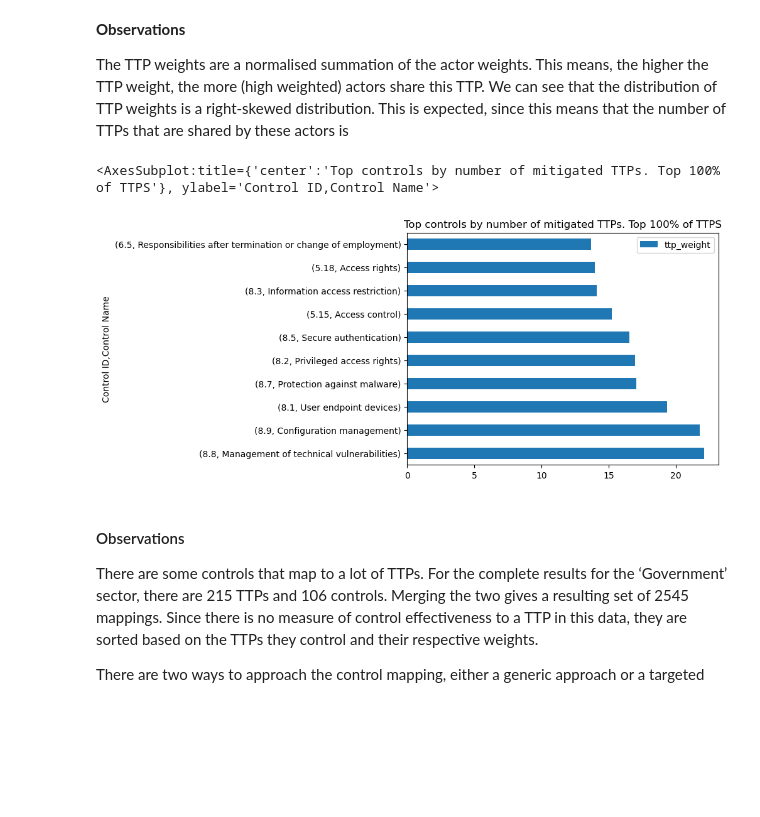
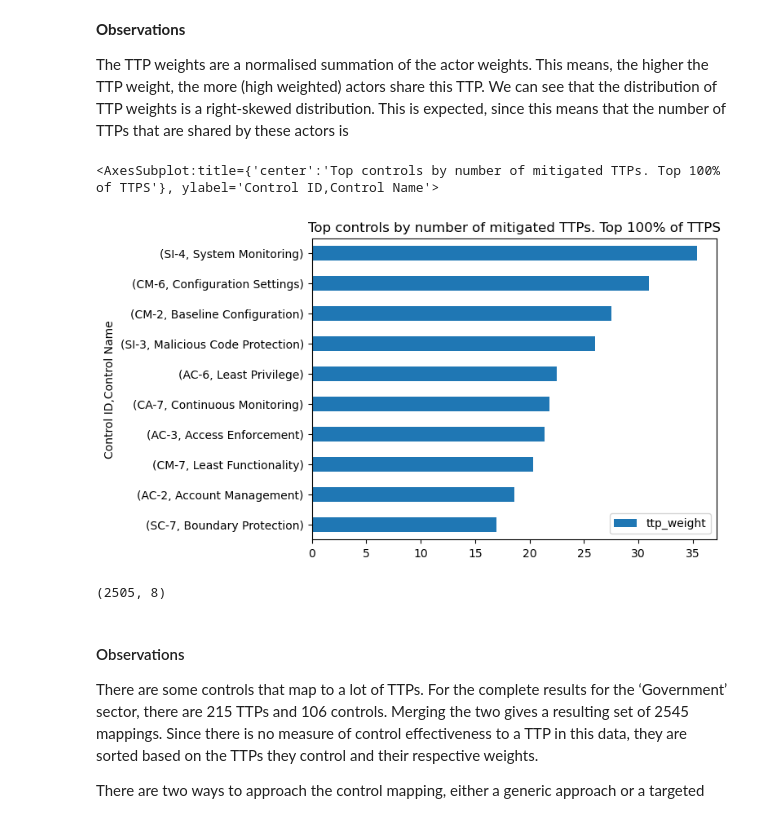
Before and after one commit to AbeWinters/Threat-Profiles-for-Control-Prioritization, a Jupyter notebook: Method 3_2.ipynb, the cells around one changed output. Saved outputs shown, nothing was run; the diff lists cells and outputs as text; code cells hidden in the pictures; blank space fills up the shorter version.

Commit message:
Improve ops ranking, add excel export, filter on extra properties

```diff
--- a/Method 3_2.ipynb
+++ b/Method 3_2.ipynb
@@ -88,3 +112,13 @@ actors_filtered['ops_count'] = actors_filtered['etda_operation_year'].apply(len)
 
 # actors_filtered['ops_weight'].nlargest(5).plot(kind='barh',x='etda_name',xlabel='Actor',ylabel='Number of registered operations',title="Top 5 actors targeting {} sector.\nBased on operations between {} and {}".format(SECTOR,YEAR-INTERVAL,YEAR))
 # actors_filtered['weight'].nlargest(5).plot(kind='barh',x='etda_name',xlabel='Actor',ylabel='Number of registered operations',title="Top 5 actors targeting {} sector.\nBased on operations between {} and {}".format(SECTOR,YEAR-INTERVAL,YEAR))
+# %%
+
+
+if FILTER_MOTIVATION:
+    actors_filtered = filter_by_motivation(actors_filtered, MOTIVATION)
+    actors_filtered = actors_filtered.drop('motivation_filter',axis=1)
+
+if FILTER_COUNTRY:
+    actors_filtered = filter_by_target_country(actors_filtered, COUNTRY)
+    actors_filtered = actors_filtered.drop('victim_countries_filter',axis=1)
@@ -307,7 +377,7 @@ This maps controls from NIST 800-53 to MITRE ATT&CK. The following versions are
 # %%
 # Load ATT&CK to NIST 800-53 mapping
 def get_nist_attck_mapping():
-    nist_attck_mapping = pd.read_excel("data/mappings/nist800-53-r5-mappings.xlsx")
+    nist_attck_mapping = pd.read_excel("data/mappings/nist800-53-r5-mappings-attckv12.xlsx")
     nist_attck_mapping = nist_attck_mapping.drop(["Mapping Type","Technique Name"],axis=1)
     return nist_attck_mapping
 
@@ -317,3 +387,15 @@ def get_cis_attck_mapping():
 def get_iso_attck_mapping():
     iso_attck_mapping = pd.read_excel("data/mappings/ISO_27001_2022_ATTCKv82.xlsx")
     return iso_attck_mapping
+
+def get_nist_iso_2013_attck_mapping():
+    iso_attck_mapping = pd.read_excel("data/mappings/ISO_27001_2013_ATTCKv10.1_FROM_NIST.xlsx")
+    return iso_attck_mapping
+
+def get_cis_iso_2013_attck_mapping():
+    iso_attck_mapping = pd.read_excel("data/mappings/ISO_27001_2013_ATTCKv82.xlsx")
+    return iso_attck_mapping
+
+def get_cis7_iso_2013_attck_mapping():
+    iso_attck_mapping = pd.read_excel("data/mappings/ISO_27001_2013_ATTCKv82_FROM_CIS7.xlsx")
+    return iso_attck_mapping
@@ -327,9 +404,22 @@ Merge the TTPs with the controls. Only keep the TTPs that have a weight above a
 # %%
 ttp_control_map = get_iso_attck_mapping()
+if CONTROLS == "ISO_2013_CIS":
+    ttp_control_map = get_cis_iso_2013_attck_mapping()
+elif CONTROLS == "ISO_2013_CIS7":
+    ttp_control_map = get_cis7_iso_2013_attck_mapping()
+elif CONTROLS == "ISO_2013_NIST":
+    ttp_control_map = get_nist_iso_2013_attck_mapping()
+elif CONTROLS == "ISO_2022":
+    ttp_control_map = get_iso_attck_mapping()
+elif CONTROLS == "NIST_SP_800_53":
+    ttp_control_map = get_nist_attck_mapping()
+
 
 ttp_control_merge = ttp_control_map.merge(ttps_enriched, left_on="Technique ID", right_on="mitre_attack_ttps",how="inner")
+ttp_control_merge = ttp_control_merge.loc[ttp_control_merge["Control ID"] != '/']
+ttp_control_merge = ttp_control_merge.loc[ttp_control_merge["Control Name"] != 'Vervallen']
+
 ttp_control_merge.sort_values(by='ttp_weight',inplace=True,ascending=False)
 print("Number of TTPS:",ttp_control_merge['Technique ID'].value_counts().index.size)
 print("Number of controls:",ttp_control_merge['Control ID'].value_counts().index.size)
-ttp_control_merge
 # %% [output]
@@ -364,14 +441,18 @@ We can see that the distribution of TTP weights is a right-skewed distribution.
 # %%
 # ttp_control_merge[['Control ID','Control Name']].value_counts().nlargest(10).plot(kind='barh',title="Number of selected TTPs mitigated per control")
 
 ttp_control_ranked = ttp_control_merge.groupby(['Control ID','Control Name']).sum()
 ttp_control_ranked.sort_values(by='ttp_weight',ascending=False, inplace=True)
 
 # ttp_control_ranked.nlargest(10,columns='ttp_weight').plot(kind='barh',title="Top controls by number of mitigated TTPs. No TTP threshold")
-ttp_control_ranked.nlargest(10,columns='ttp_weight').plot(kind='barh',title="Top controls by number of mitigated TTPs. Top {}% of TTPS".format(PERCENTAGE*100))
+ttp_control_ranked.nlargest(10,columns='ttp_weight').sort_values('ttp_weight').plot(kind='barh',title="Top controls by number of mitigated TTPs. Top {}% of TTPS".format(PERCENTAGE*100))
 # %% [output]
 <AxesSubplot:title={'center':'Top controls by number of mitigated TTPs. Top 100% of TTPS'}, ylabel='Control ID,Control Name'>
-[figure, old version]
+[figure, new version]
+# %%
+ttp_control_merge.shape
+# %% [output]
+(2505, 8)
 # %% [markdown]
 #### Observations
 There are some controls that map to a lot of TTPs. For the complete results for the ‘Government’ sector, there are 215 TTPs and 106 controls. Merging the two gives a resulting set of 2545 mappings. Since there is no measure of control effectiveness to a TTP in this data, they are sorted based on the TTPs they control and their respective weights.
```
Also changed, not shown: parts of 21 cells of this notebook, 13 other files.
